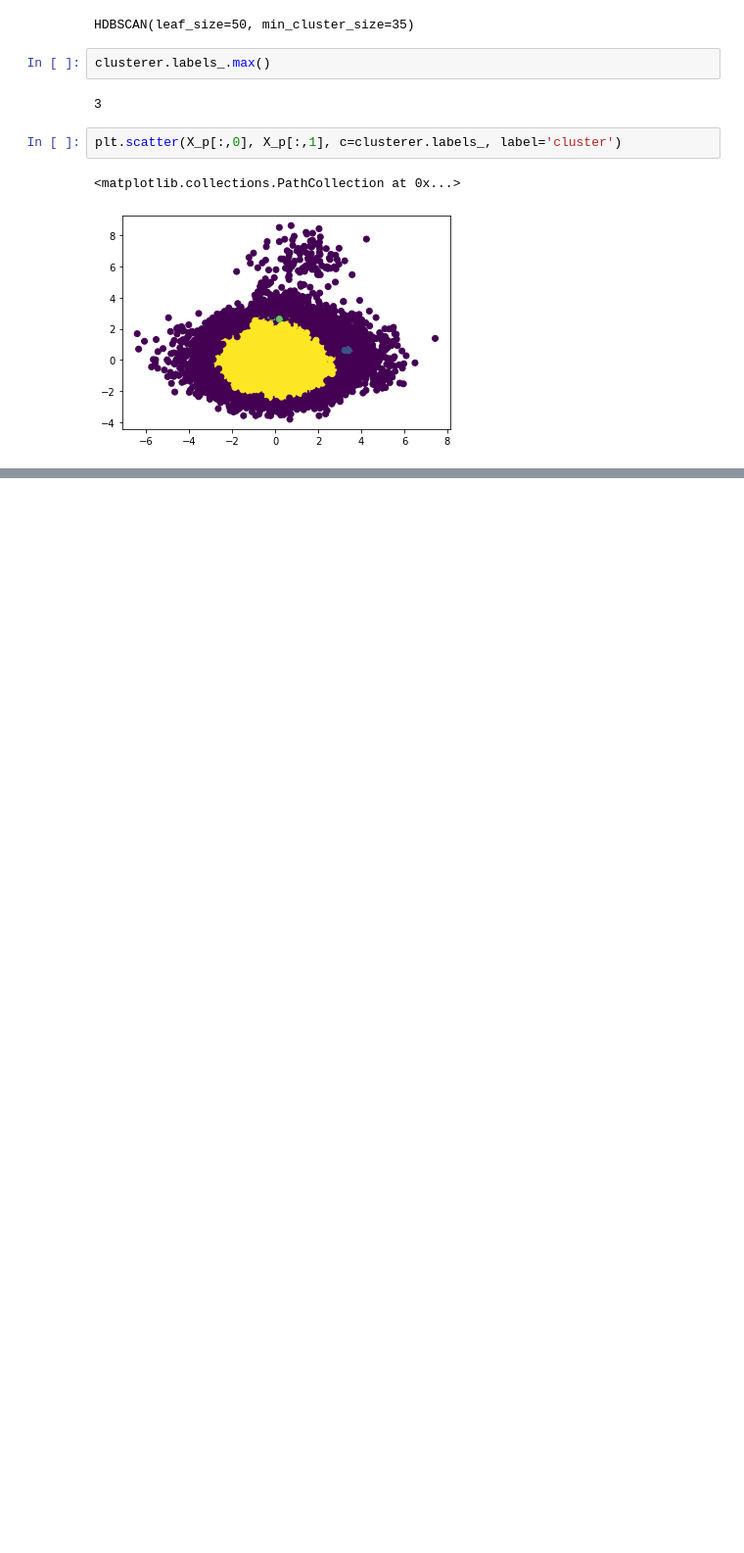
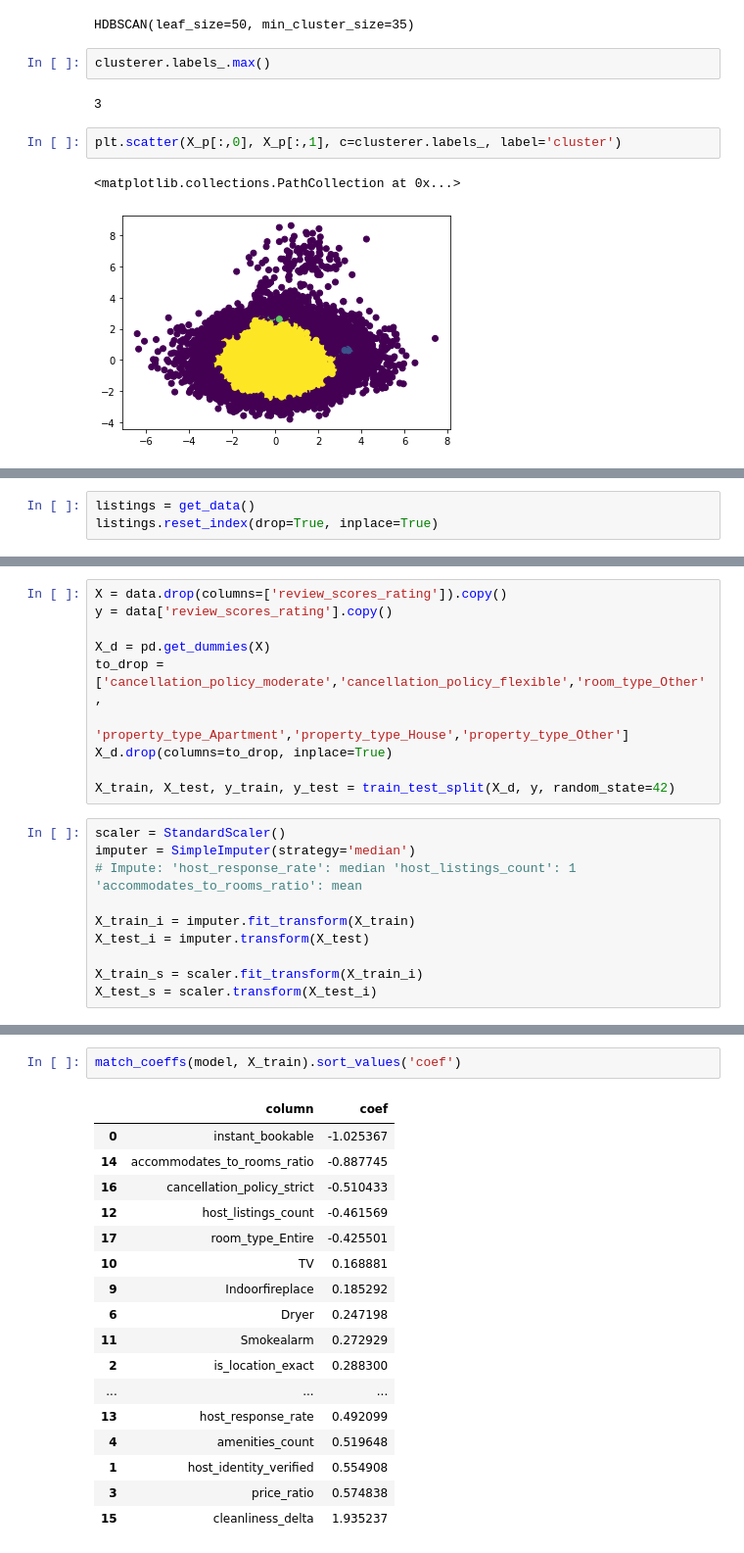
Before and after one commit to OrthoLoess/fivestar, a Jupyter notebook: notebooks/ed-fivestar-baseline.ipynb, the cells around one changed output, grey strips where cells are left out. Shown at 98% size. Cells and saved outputs as stored; diff of their text form; blank space fills up the shorter version.

```diff
--- a/notebooks/ed-fivestar-baseline.ipynb
+++ b/notebooks/ed-fivestar-baseline.ipynb
@@ -589,0 +688,3 @@ plt.scatter(X_p[:,0], X_p[:,1], c=clusterer.labels_, label='cluster')
+# %%
+listings = get_data()
+listings.reset_index(drop=True, inplace=True)
@@ -589,0 +712,20 @@ plt.scatter(X_p[:,0], X_p[:,1], c=clusterer.labels_, label='cluster')
+# %%
+X = data.drop(columns=['review_scores_rating']).copy()
+y = data['review_scores_rating'].copy()
+
+X_d = pd.get_dummies(X)
+to_drop = ['cancellation_policy_moderate','cancellation_policy_flexible','room_type_Other',
+           'property_type_Apartment','property_type_House','property_type_Other']
+X_d.drop(columns=to_drop, inplace=True)
+
+X_train, X_test, y_train, y_test = train_test_split(X_d, y, random_state=42)
+# %%
+scaler = StandardScaler()
+imputer = SimpleImputer(strategy='median')
+# Impute: 'host_response_rate': median 'host_listings_count': 1 'accommodates_to_rooms_ratio': mean
+
+X_train_i = imputer.fit_transform(X_train)
+X_test_i = imputer.transform(X_test)
+
+X_train_s = scaler.fit_transform(X_train_i)
+X_test_s = scaler.transform(X_test_i)
@@ -589,0 +758,20 @@ plt.scatter(X_p[:,0], X_p[:,1], c=clusterer.labels_, label='cluster')
+# %%
+match_coeffs(model, X_train).sort_values('coef')
+# %% [output]
+|  | column | coef |
+| 0 | instant_bookable | -1.025367 |
+| 14 | accommodates_to_rooms_ratio | -0.887745 |
+| 16 | cancellation_policy_strict | -0.510433 |
+| 12 | host_listings_count | -0.461569 |
+| 17 | room_type_Entire | -0.425501 |
+| 10 | TV | 0.168881 |
+| 9 | Indoorfireplace | 0.185292 |
+| 6 | Dryer | 0.247198 |
+| 11 | Smokealarm | 0.272929 |
+| 2 | is_location_exact | 0.288300 |
+| ... | ... | ... |
+| 13 | host_response_rate | 0.492099 |
+| 4 | amenities_count | 0.519648 |
+| 1 | host_identity_verified | 0.554908 |
+| 3 | price_ratio | 0.574838 |
+| 15 | cleanliness_delta | 1.935237 |
```
Also changed, not shown: parts of 65 cells of this notebook, 3 other files.
